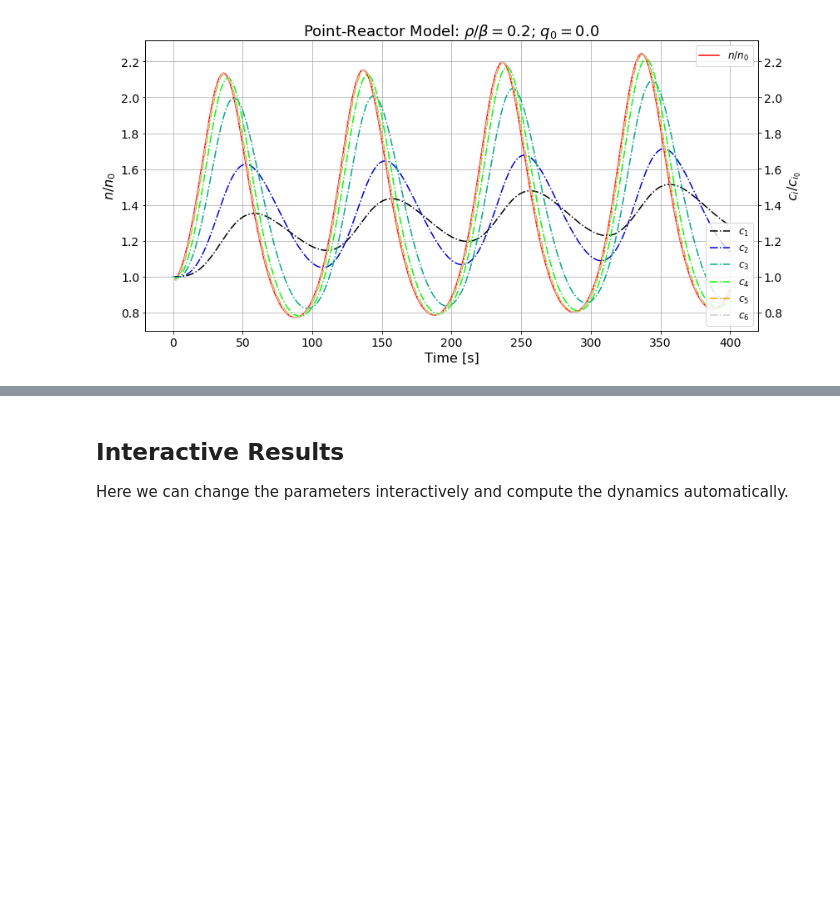
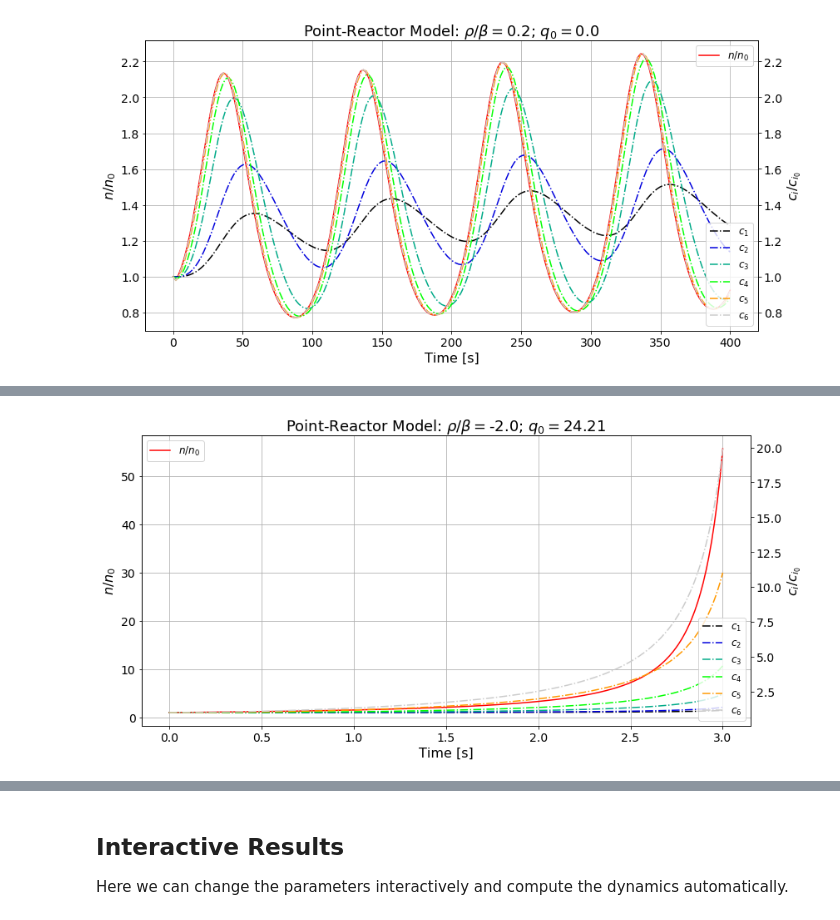
Before and after one commit to dpploy/engy-4350, a Jupyter notebook: notebooks/03b-time-dep-rho-pt-reactor.ipynb, the cells around one changed output, grey strips where cells are left out. Cells and saved outputs as stored; diff of their text form; code cells hidden in the pictures; blank space fills up the shorter version.

```diff
--- a/notebooks/03b-time-dep-rho-pt-reactor.ipynb
+++ b/notebooks/03b-time-dep-rho-pt-reactor.ipynb
@@ -612,0 +668,41 @@ plot_results(u_vec_history)
+# %%
+'''Setup up initial conditions'''
+
+import numpy as np
+
+rho_ss_over_beta = -2 # $
+
+beta = params['beta'] # retrieve the delayed neutron fraction
+rho_ss = rho_ss_over_beta * beta # set the reactivity
+params['reactivity'] = rho_ss
+
+gamma_over_beta = 1
+params['reactivity_ramp_rate'] = gamma_over_beta * beta
+
+n_ss = np.random.random() # pick an arbitray value for the steady state
+params['n_ss'] = n_ss
+
+gen_time = params['gen_time'] # retrieve neutron generation time
+q_ss = - n_ss * rho_ss / gen_time
+
+params['q_0'] = q_ss # turn off the source (see delta function)
+
+# setup remaining initial conditions
+setup_initial_conditions(params)
+# %%
+'''Evolve the point-reactor for one cycle'''
+
+time_final    = 3 # s
+n_time_stamps = 200 # number of solution values in time
+
+params['time_final']    = time_final
+params['n_time_stamps'] = n_time_stamps
+
+# Run the reactor and compute the history of the state variables; tabular form, one row per time stamp
+u_vec_history = run_point_reactor( f_vec, params )
+# %%
+'''Plot neutron and delayed neutron emitter concentration in the reactor'''
+
+plot_results(u_vec_history,markers=False)
+# %% [output]
+[figure, added]
```
Also changed, not shown: parts of 27 cells of this notebook, 2 other files.
